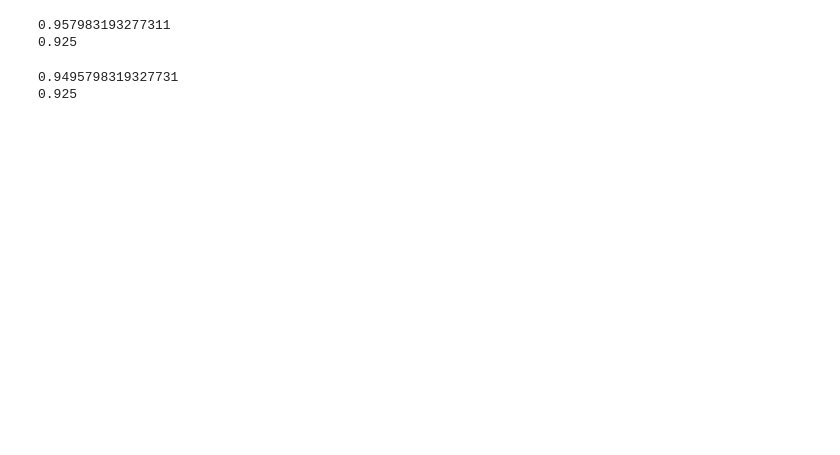
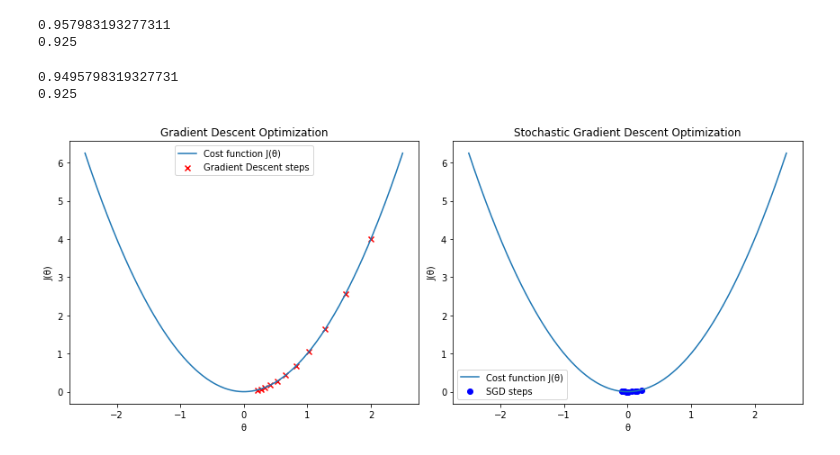
Before and after one commit to syshin0116/SeSAC, a Jupyter notebook: 장병철교수님/hg-mldl/4-2 확률적 경사 하강법.ipynb, the cells around one changed output. Cells and saved outputs as stored; diff of their text form; code cells hidden in the pictures; blank space fills up the shorter version.

```diff
--- a/장병철교수님/hg-mldl/4-2 확률적 경사 하강법.ipynb
+++ b/장병철교수님/hg-mldl/4-2 확률적 경사 하강법.ipynb
@@ -70,3 +70,71 @@ print(sc.score(test_scaled, test_target))
 # %% [output]
 0.9495798319327731
 0.925
+# %%
+import numpy as np
+import matplotlib.pyplot as plt
+
+# Define a simple quadratic cost function J(theta) = theta^2
+def J(theta):
+    return theta**2
+
+# Its gradient is dJ/dtheta = 2*theta
+def gradient(theta):
+    return 2*theta
+
+# Initial theta
+theta = 2
+
+# Learning rate
+alpha = 0.1
+
+# Number of iterations
+iterations = 10
+
+# Lists to store the history of theta values and the cost
+theta_history = [theta]
+cost_history = [J(theta)]
+
+# Gradient Descent
+for _ in range(iterations):
+    grad = gradient(theta)
+    theta = theta - alpha * grad
+    theta_history.append(theta)
+    cost_history.append(J(theta))
+
+# Plotting the cost function
+theta_values = np.linspace(-2.5, 2.5, 400)
+plt.figure(figsize=(12, 5))
+
+plt.subplot(1, 2, 1)
+plt.plot(theta_values, J(theta_values), label='Cost function J(θ)')
+plt.scatter(theta_history, cost_history, c='red', marker='x', label='Gradient Descent steps')
+plt.xlabel('θ')
+plt.ylabel('J(θ)')
+plt.legend()
+plt.title('Gradient Descent Optimization')
+
+# Plotting the path of SGD
+# For simplicity, we will use the same cost function but assume noisy gradient evaluations to simulate SGD
+np.random.seed(42)
+noise_scale = 0.5
+sgd_theta_history = [theta]
+sgd_cost_history = [J(theta)]
+for _ in range(iterations):
+    noisy_grad = gradient(theta) + np.random.randn() * noise_scale
+    theta = theta - alpha * noisy_grad
+    sgd_theta_history.append(theta)
+    sgd_cost_history.append(J(theta))
+
+plt.subplot(1, 2, 2)
+plt.plot(theta_values, J(theta_values), label='Cost function J(θ)')
+plt.scatter(sgd_theta_history, sgd_cost_history, c='blue', marker='o', label='SGD steps')
+plt.xlabel('θ')
+plt.ylabel('J(θ)')
+plt.legend()
+plt.title('Stochastic Gradient Descent Optimization')
+
+plt.tight_layout()
+plt.show()
+# %% [output]
+[figure, added]
```
Also changed, not shown: parts of 3 cells of this notebook, 15 other files.
